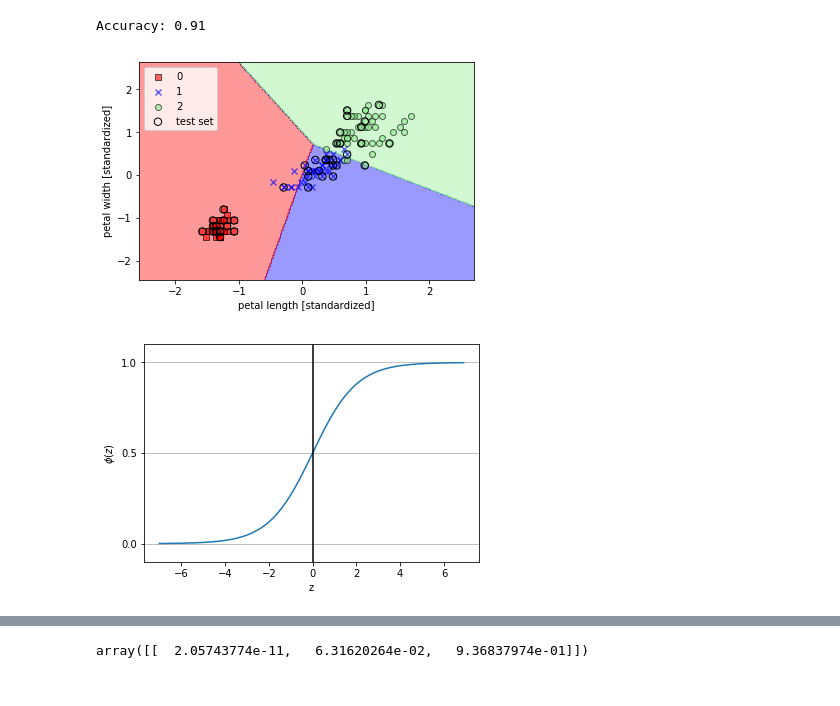
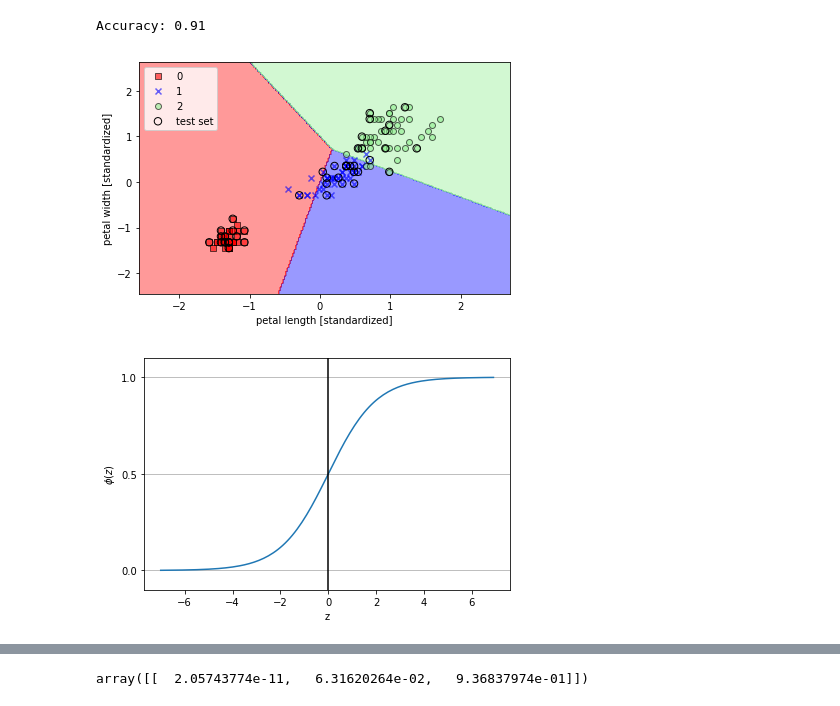
Before and after one commit to hisashi0308/python-machine-learning-book-mine, a Jupyter notebook: ch03.ipynb, the cells around one changed output, grey strips where cells are left out. Cells and saved outputs as stored; diff of their text form; code cells hidden in the pictures.

```diff
--- a/ch03.ipynb
+++ b/ch03.ipynb
@@ -77,13 +77,14 @@ def plot_decision_regions(X, y, classifier, test_idx=None, resolution=0.02):
 # %%
 X_combined_std = np.vstack((X_train_std, X_test_std))
 y_combined = np.hstack((y_train, y_test))
 plot_decision_regions(X=X_combined_std, y=y_combined, classifier=ppn, test_idx=range(105,150))
 plt.xlabel('petal length [standardized]')
 plt.ylabel('petal width [standardized]')
 plt.legend(loc='upper left')
+plt.tight_layout()
 plt.show()
 # %% [output]
-[figure, old version]
+[figure, new version]
 # %%
 def sigmoid(z):
     return 1.0 / (1.0 + np.exp(-z))
@@ -98,9 +99,10 @@ plt.ylabel('$\phi (z)$')
 plt.yticks([0.0, 0.5, 1.0])
 ax = plt.gca()
 ax.yaxis.grid(True)
+plt.tight_layout()
 plt.show()
 # %% [output]
-[figure, old version]
+[figure, new version]
 # %%
 from sklearn.linear_model import LogisticRegression
 lr = LogisticRegression(C=1000.0, random_state=0)
```
Also changed, not shown: parts of 11 cells of this notebook, 3 other files.
